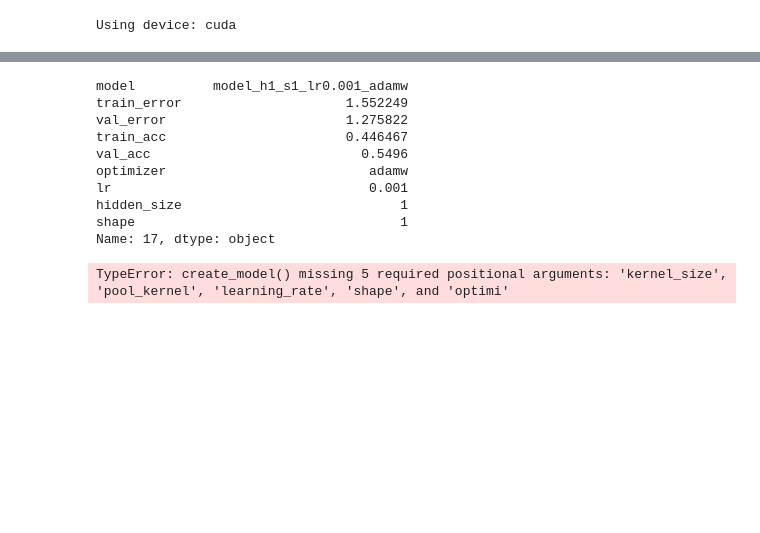
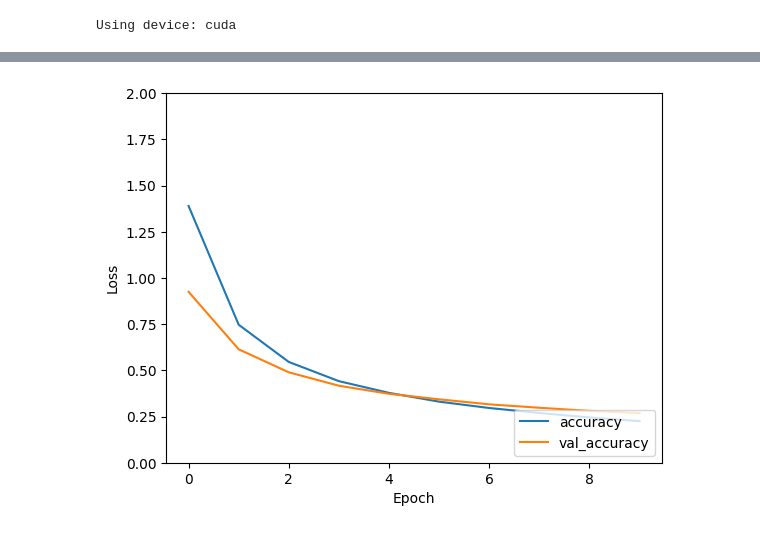
Before and after one commit to Calebagoha123/ocean_proximity, a Jupyter notebook: cfar10.ipynb, the cells around one changed output, grey strips where cells are left out. Saved outputs shown, nothing was run; the diff lists cells and outputs as text; code cells hidden in the pictures; blank space fills up the shorter version.

```diff
--- a/cfar10.ipynb
+++ b/cfar10.ipynb
@@ -322,43 +258,13 @@ best_row = models.loc[best_idx]
-# %%
-best_row
-# %% [output]
-model          model_h1_s1_lr0.001_adamw
-train_error                     1.552249
-val_error                       1.275822
-train_acc                       0.446467
-val_acc                           0.5496
-optimizer                          adamw
-lr                                 0.001
-hidden_size                            1
-shape                                  1
-Name: 17, dtype: object
-# %%
-best_idx = models['val_acc'].idxmax()
-best_row = models.loc[best_idx]
-
-best_hidden = int(best_row['hidden_size'])
-best_lr = float(best_row['lr'])
-best_shape = int(best_row['shape'])
-best_opt = best_row['optimizer']
-best_name = best_row['model']
-
-
-best_model, best_optimizer = create_model(best_hidden, best_padding, best_stride, best_kernel_size, best_pool_kernel, best_lr, best_opt)
-best_model.to(device)
-
-# retrain with verbose=True to collect per-epoch losses (returns DataFrame)
-loss_df = train_and_val(best_model, best_optimizer, model_name=best_row['model'], num_epochs=180, verbose=True)
-
-# plot
-plt.figure(figsize=(8,5))
-plt.plot(loss_df['epoch'], loss_df['train_loss'], label='Train Loss')
-plt.plot(loss_df['epoch'], loss_df['val_loss'], label='Validation Loss')
-plt.xlabel('Epoch')
-plt.ylabel('Loss')
-plt.title(f'Train vs Val Loss for best model: {best_name}')
-plt.legend()
-plt.show()
-# %% [output]
-TypeError: create_model() missing 5 required positional arguments: 'kernel_size', 'pool_kernel', 'learning_rate', 'shape', and 'optimi'
+# %%
+# Plot the loss
+plt.plot(train_df['train_loss'], label='accuracy')
+plt.plot(train_df['val_loss'], label='val_accuracy')
+plt.xlabel('Epoch')
+plt.ylabel('Loss')
+plt.ylim([0, 2])
+plt.legend(loc='lower right')
+plt.show()
+# %% [output]
+[figure, added]
 # %%
 # Plot the accuracies
```
Also changed, not shown: parts of 21 cells of this notebook, 1 other file.
